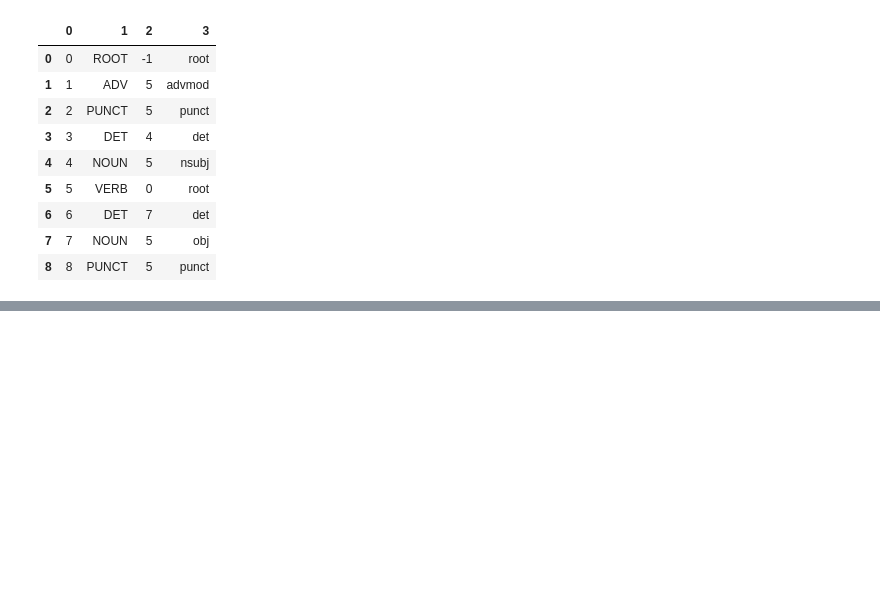
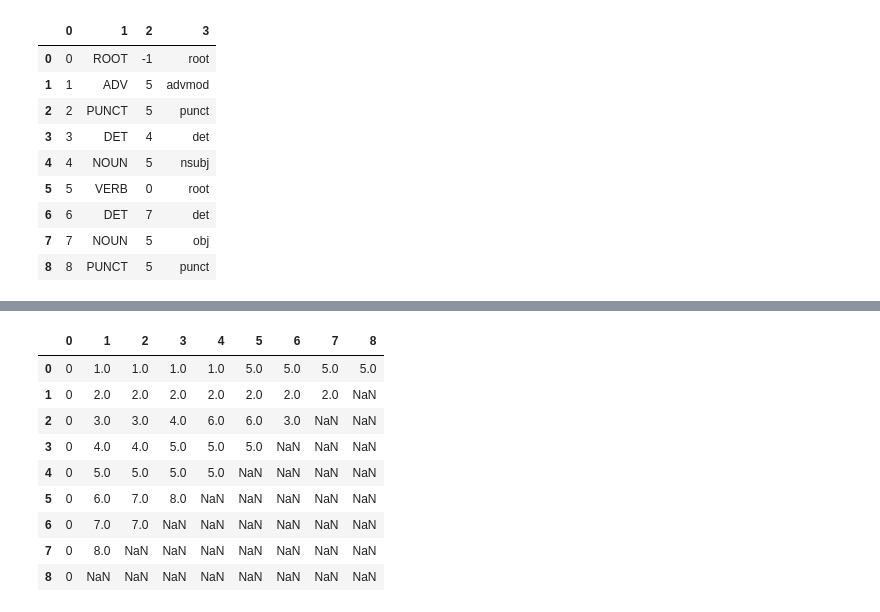
Before and after one commit to LouisGerard/Eisner, a Jupyter notebook: Eisner.ipynb, the cells around one changed output, grey strips where cells are left out. Drawn from its saved outputs; the diff is of its cells as text; code cells hidden in the pictures; blank space fills up the shorter version.

```diff
--- a/Eisner.ipynb
+++ b/Eisner.ipynb
@@ -169,12 +171,16 @@ def create_example(w1, w2, positive=True):
     x = np.concatenate(([dist], pos1, pos2))
     label = np.zeros(37)
 
+    y = [0, 0]
     if positive:
-        l = w1[label_i].split(':', 1)[0]
+        if w1[governor_i] == w2[index_i]:
+            g, d = w2, w1
+            y[0] = 1
+        else:
+            d, g = w2, w1
+            y[1] = 1
+        l = d[label_i].split(':', 1)[0]
         label[labels_2_1hot[l]] = 1
-        y = [dist > 0, dist <= 0]
-    else:
-        y = [0, 0]
     return x, np.concatenate((y, label))
 
 def create_dataset(sentences, with_negatives=False):
@@ -185,6 +191,9 @@ def create_dataset(sentences, with_negatives=False):
             if w1[index_i] == '0':
                 continue
             w2 = s[int(w1[governor_i])]
+
+            if w1[index_i] > w2[index_i]:
+                w2, w1 = w1, w2
 
             x_token, y_token = create_example(w1, w2)
 
@@ -204,6 +213,6 @@ def create_dataset(sentences, with_negatives=False):
 
     return np.array(x), np.array(y)
 # %%
-x, y = create_dataset(sentences)
+x, y = create_dataset(sentences, True)
 x.shape, y.shape
 # %% [output]
@@ -295,0 +306,10 @@ label, prediction[i+2], prediction[:2]
+# %%
+sentence = np.array(sentences[3]).T
+for s in sentence:
+    print(s)
+    x, _ = create_example(s, sentence[int(s[governor_i])])
+    prediction = model.predict(x.reshape(1, -1))[0]
+
+    i = np.argmax(prediction[2:])
+    label = onehot_2_label[i]
+    print(label, prediction[i+2], prediction[:2], '\n')
@@ -406 +487,15 @@ pd.DataFrame(full_left)
 | 8 | 0 | NaN | NaN | NaN | NaN | NaN | NaN | NaN | NaN |
+# %%
+true_full_left = pd.DataFrame(true_full_left)
+true_full_left
+# %% [output]
+|  | 0 | 1 | 2 | 3 | 4 | 5 | 6 | 7 | 8 |
+| 0 | 0 | 1.0 | 1.0 | 1.0 | 1.0 | 5.0 | 5.0 | 5.0 | 5.0 |
+| 1 | 0 | 2.0 | 2.0 | 2.0 | 2.0 | 2.0 | 2.0 | 2.0 | NaN |
+| 2 | 0 | 3.0 | 3.0 | 4.0 | 6.0 | 6.0 | 3.0 | NaN | NaN |
+| 3 | 0 | 4.0 | 4.0 | 5.0 | 5.0 | 5.0 | NaN | NaN | NaN |
+| 4 | 0 | 5.0 | 5.0 | 5.0 | 5.0 | NaN | NaN | NaN | NaN |
+| 5 | 0 | 6.0 | 7.0 | 8.0 | NaN | NaN | NaN | NaN | NaN |
+| 6 | 0 | 7.0 | 7.0 | NaN | NaN | NaN | NaN | NaN | NaN |
+| 7 | 0 | 8.0 | NaN | NaN | NaN | NaN | NaN | NaN | NaN |
+| 8 | 0 | NaN | NaN | NaN | NaN | NaN | NaN | NaN | NaN |
```
Also changed, not shown: parts of 32 cells of this notebook, 1 other file.
